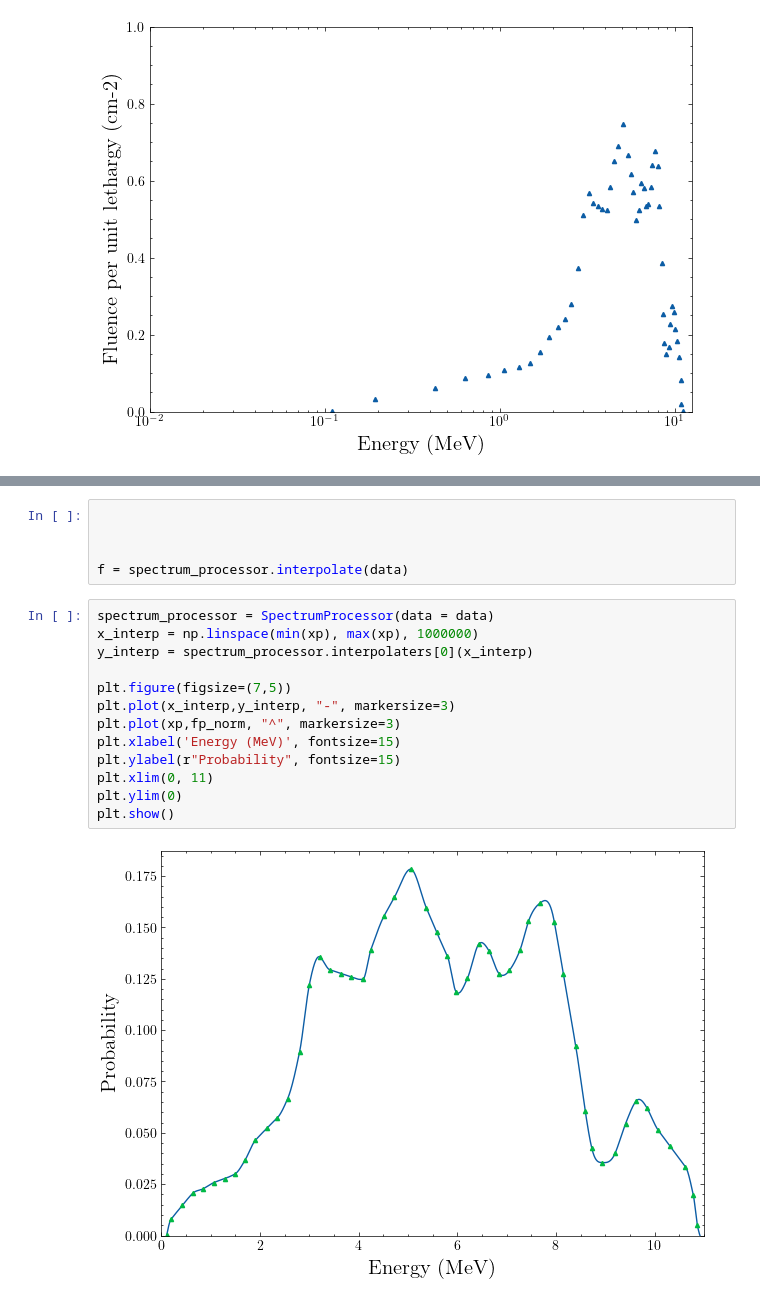
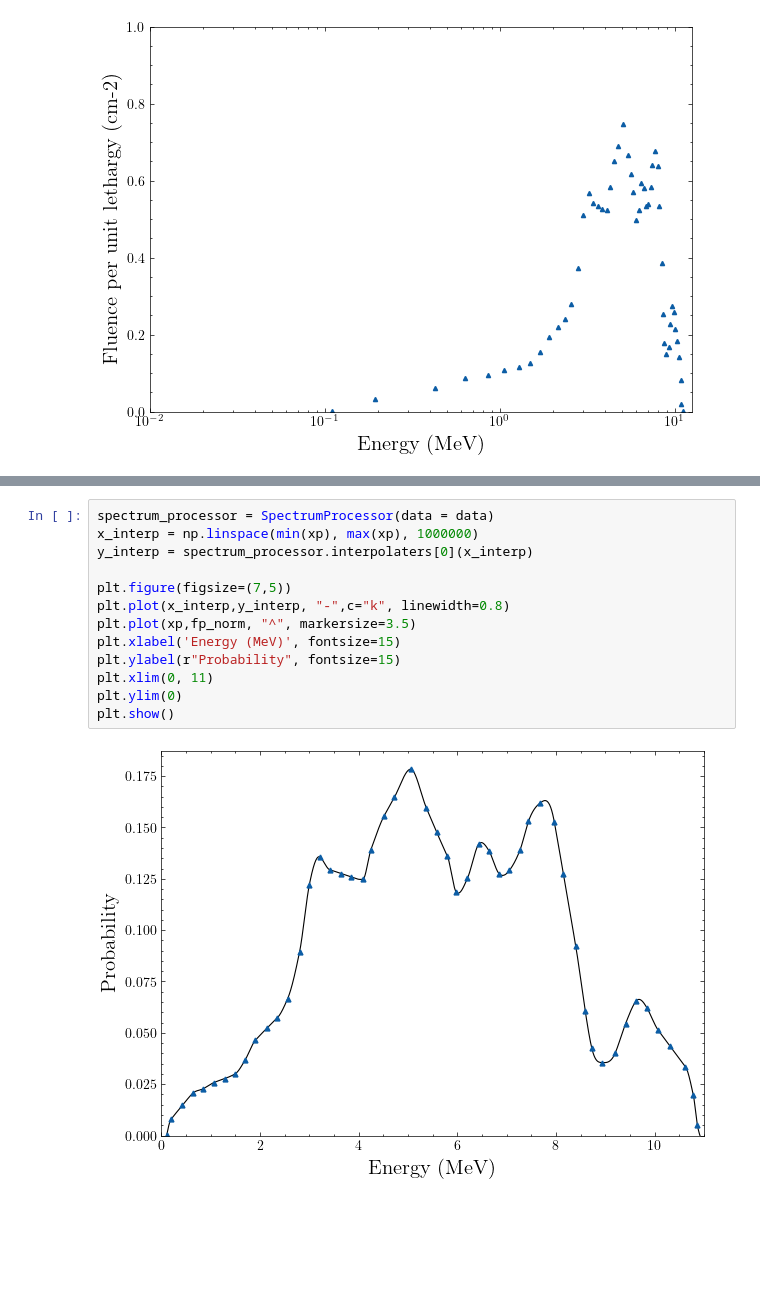
Before and after one commit to DerkNiessink/NeutroWater, a Jupyter notebook: analysis/neutron_spectrum.ipynb, the cells around one changed output, grey strips where cells are left out. Drawn from its saved outputs; the diff is of its cells as text; blank space fills up the shorter version.

```diff
--- a/analysis/neutron_spectrum.ipynb
+++ b/analysis/neutron_spectrum.ipynb
@@ -53,23 +45,18 @@ plt.show()
-# %%
-
-
-
-f = spectrum_processor.interpolate(data)
 # %%
 spectrum_processor = SpectrumProcessor(data = data)
 x_interp = np.linspace(min(xp), max(xp), 1000000)
 y_interp = spectrum_processor.interpolaters[0](x_interp)
 
 plt.figure(figsize=(7,5))
-plt.plot(x_interp,y_interp, "-", markersize=3)
-plt.plot(xp,fp_norm, "^", markersize=3)
+plt.plot(x_interp,y_interp, "-",c="k", linewidth=0.8)
+plt.plot(xp,fp_norm, "^", markersize=3.5)
 plt.xlabel('Energy (MeV)', fontsize=15)
 plt.ylabel(r"Probability", fontsize=15)
 plt.xlim(0, 11)
 plt.ylim(0)
 plt.show()
 # %% [output]
-[figure, old version]
+[figure, new version]
 # %%
 sampled_points = spectrum_processor.sample(100000)
 
```
Also changed, not shown: parts of 4 cells of this notebook, 6 other files.
